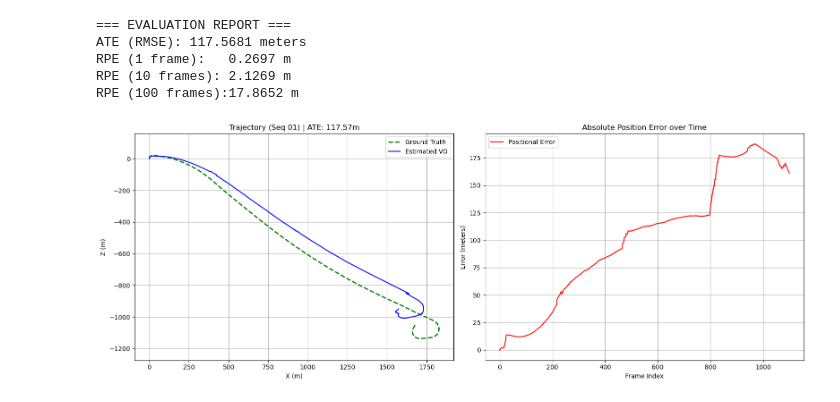
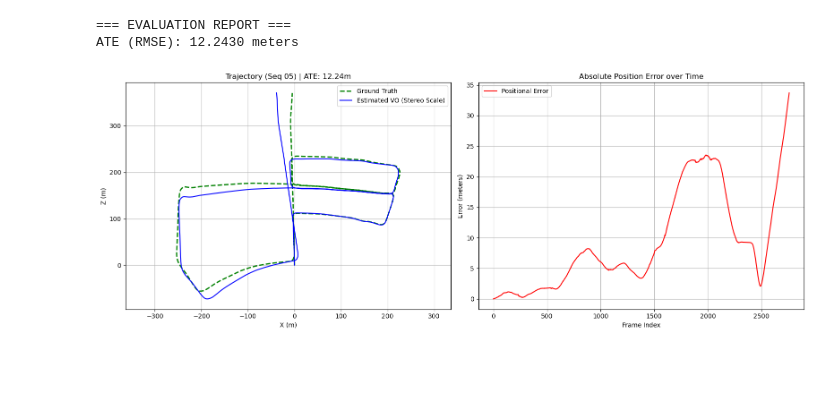
Before and after one commit to MohammadHMazarei/KITTI-stereo-odometry, a Jupyter notebook: stereo-visual-odometry.ipynb, the cells around one changed output. Cells and saved outputs as stored; diff of their text form; code cells hidden in the pictures; blank space fills up the shorter version.

```diff
--- a/stereo-visual-odometry.ipynb
+++ b/stereo-visual-odometry.ipynb
@@ -5,13 +5,15 @@ import matplotlib.pyplot as plt
 import os
 # %%
 base_path = "data/odometry"
-sequence = "01"
+sequence = "05"
 
-img_dir = os.path.join(base_path, sequence, "image_0")
+# Load Left (image_0) for tracking, Right (image_1) for stereo depth
+img_dir_left = os.path.join(base_path, sequence, "image_0")
+img_dir_right = os.path.join(base_path, sequence, "image_1")
 pose_file = os.path.join(base_path, sequence, f"{sequence}.txt")
 calib_file = os.path.join(base_path, sequence, "calib.txt")
 
 print(f"Reading sequence: {sequence}")
-print(f"Images: {img_dir}")
+print(f"Images: {img_dir_left} - {img_dir_right}")
 print(f"Poses:  {pose_file}")
 # %% [output]
@@ -46,17 +63 @@ def get_absolute_scale(frame_id, gt_poses):
-# %%
-def compute_ate(gt_poses, est_poses):
-    """
-    Absolute Trajectory Error (RMSE)
-    measures global consistency.
-    """
-    errors = []
-    for i in range(len(est_poses)):
-        # Euclidean distance between positions
-        gt_xyz = gt_poses[i][:3, 3]
-        est_xyz = est_poses[i][:3, 3]
-        dist = np.linalg.norm(gt_xyz - est_xyz)
-        errors.append(dist**2)
-
-    ate_rmse = np.sqrt(np.mean(errors))
-    return ate_rmse
 # %%
@@ -166,54 +252,40 @@ Frame 1000/1101
 # %%
 print("\n=== EVALUATION REPORT ===")
 
-# 1. Calculate ATE
 ate = compute_ate(gt_poses, est_poses)
 print(f"ATE (RMSE): {ate:.4f} meters")
 
-# 2. Calculate RPE for different steps
-rpe_1 = compute_rpe(gt_poses, est_poses, delta=1)
-rpe_10 = compute_rpe(gt_poses, est_poses, delta=10)
-rpe_100 = compute_rpe(gt_poses, est_poses, delta=100)
-
-print(f"RPE (1 frame):   {rpe_1:.4f} m")
-print(f"RPE (10 frames): {rpe_10:.4f} m")
-print(f"RPE (100 frames):{rpe_100:.4f} m")
-
-# 3. Prepare Data for Plotting
+# Prepare Data for Plotting
 gt_x = [p[0, 3] for p in gt_poses]
 gt_z = [p[2, 3] for p in gt_poses]
 est_x = [p[0, 3] for p in est_poses]
 est_z = [p[2, 3] for p in est_poses]
 
-# 4. Plots
 fig, axes = plt.subplots(1, 2, figsize=(16, 6))
 
 # Plot A: Trajectory Map
 axes[0].plot(gt_x, gt_z, 'g--', label='Ground Truth', linewidth=2)
-axes[0].plot(est_x, est_z, 'b', label='Estimated VO', linewidth=1.5)
+axes[0].plot(est_x, est_z, 'b', label='Estimated VO (Stereo Scale)', linewidth=1.5)
 axes[0].set_title(f"Trajectory (Seq {sequence}) | ATE: {ate:.2f}m")
 axes[0].set_xlabel("X (m)")
 axes[0].set_ylabel("Z (m)")
 axes[0].legend()
 axes[0].axis('equal')
 axes[0].grid()
 
-# Plot B: Error over time (Distance from GT)
+# Plot B: Error over time
 errors = [np.linalg.norm(est_poses[i][:3,3] - gt_poses[i][:3,3]) for i in range(len(est_poses))]
 axes[1].plot(errors, 'r', label='Positional Error')
 axes[1].set_title("Absolute Position Error over Time")
 axes[1].set_xlabel("Frame Index")
 axes[1].set_ylabel("Error (meters)")
 axes[1].legend()
 axes[1].grid()
 
 plt.tight_layout()
 plt.savefig(f"figures/eval_report.png")
 plt.show()
 # %% [output]
 === EVALUATION REPORT ===
-ATE (RMSE): 117.5681 meters
-RPE (1 frame):   0.2697 m
-RPE (10 frames): 2.1269 m
-RPE (100 frames):17.8652 m
+ATE (RMSE): 12.2430 meters
-[figure, old version]
+[figure, new version]
```
Also changed, not shown: parts of 6 cells of this notebook.
